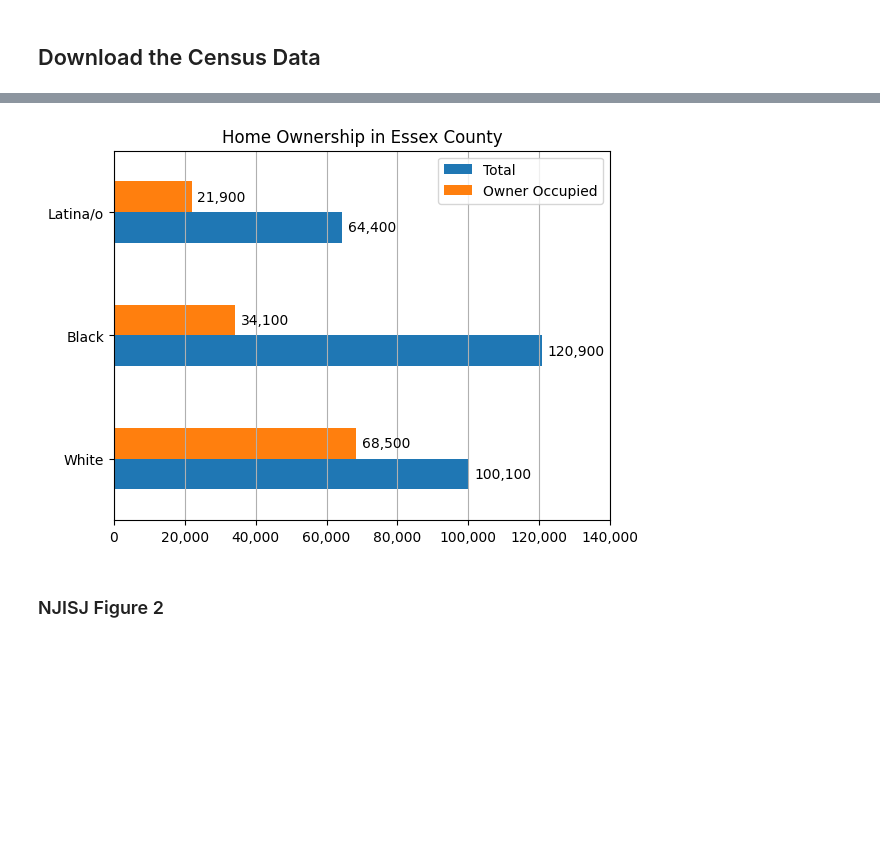
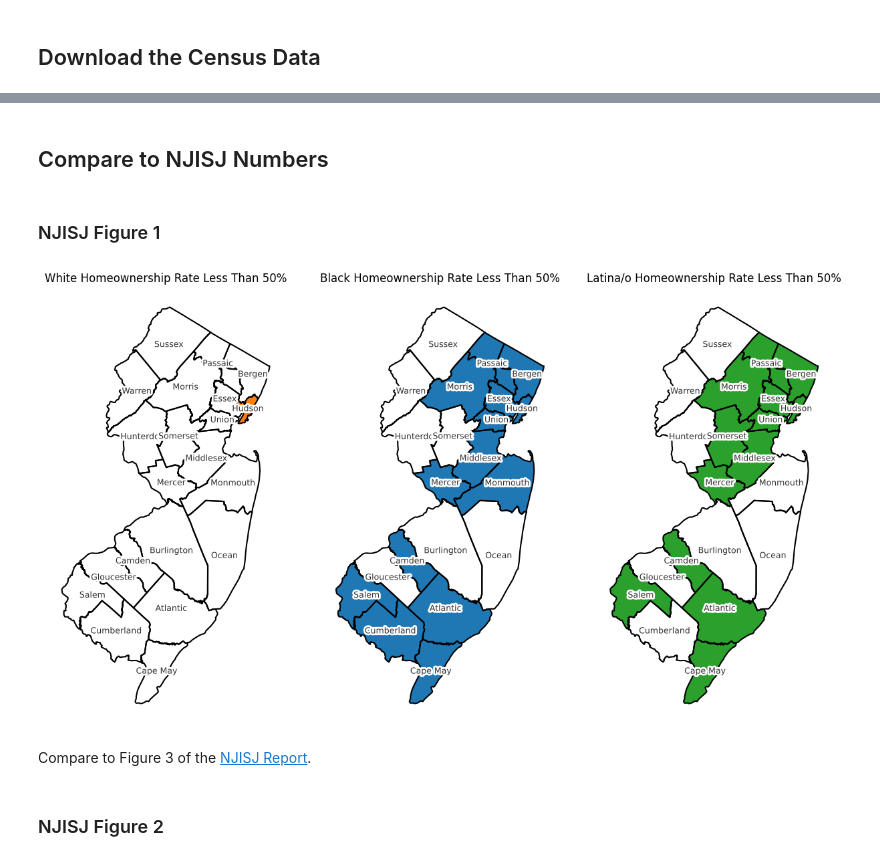
Before and after one commit to vengroff/somaccr, a Jupyter notebook: NJISJ SoMa Home Ownership.ipynb, the cells around one changed output, grey strips where cells are left out. Cells and saved outputs as stored; diff of their text form; code cells hidden in the pictures; blank space fills up the shorter version.

```diff
--- a/NJISJ SoMa Home Ownership.ipynb
+++ b/NJISJ SoMa Home Ownership.ipynb
@@ -209,11 +174,48 @@ def plot_hbar(df: pd.DataFrame, title: str, round100: bool = False):
-# %%
-ax = plot_hbar(
-    df_county[df_county["COUNTY"] == ESSEX],
-    "Home Ownership in Essex County",
-    round100=True,
-)
-_ = ax.set_xlim(0, 140_000)
-# %% [output]
-[figure]
+# %% [markdown]
+## Compare to NJISJ Numbers
+# %% [markdown]
+### NJISJ Figure 1
+# %%
+def plot_under_50(gdf, color, **kwargs):
+
+    ax = gdf[gdf["Owner Fraction"] < 0.5].plot(color=color, **kwargs)
+
+    ax = gdf.boundary.plot(color="black", ax=ax)
+
+    for _, row in gdf.iterrows():
+        rep = row["geometry"].representative_point()
+
+        name = row["NAME"].split(" County, ")[0]
+
+        ax.text(
+            rep.x,
+            rep.y,
+            f"{name}",
+            ha="center",
+            va="center",
+            color="#333",
+            size=9,
+            path_effects=[pe.withStroke(linewidth=4, foreground="white")],
+        )
+
+    ax.set_axis_off()
+
+    return ax
+# %%
+figs, axes = plt.subplots(1, 3, figsize=(15, 10))
+
+ax = plot_under_50(gdf_county[gdf_county["GROUP"] == "White"], "C1", ax=axes[0])
+ax.set_title("White Homeownership Rate Less Than 50%")
+
+ax = plot_under_50(gdf_county[gdf_county["GROUP"] == "Black"], "C0", ax=axes[1])
+ax.set_title("Black Homeownership Rate Less Than 50%")
+
+
+ax = plot_under_50(gdf_county[gdf_county["GROUP"] == "Latina/o"], "C2", ax=axes[2])
+_ = ax.set_title("Latina/o Homeownership Rate Less Than 50%")
+# %% [output]
+[figure, added]
+# %% [markdown]
+Compare to Figure 3 of the [NJISJ Report](https://njisj.org/reports/stateofinequity/).
 # %% [markdown]
 ### NJISJ Figure 2
```
Also changed, not shown: parts of 14 cells of this notebook, 3 other files.
